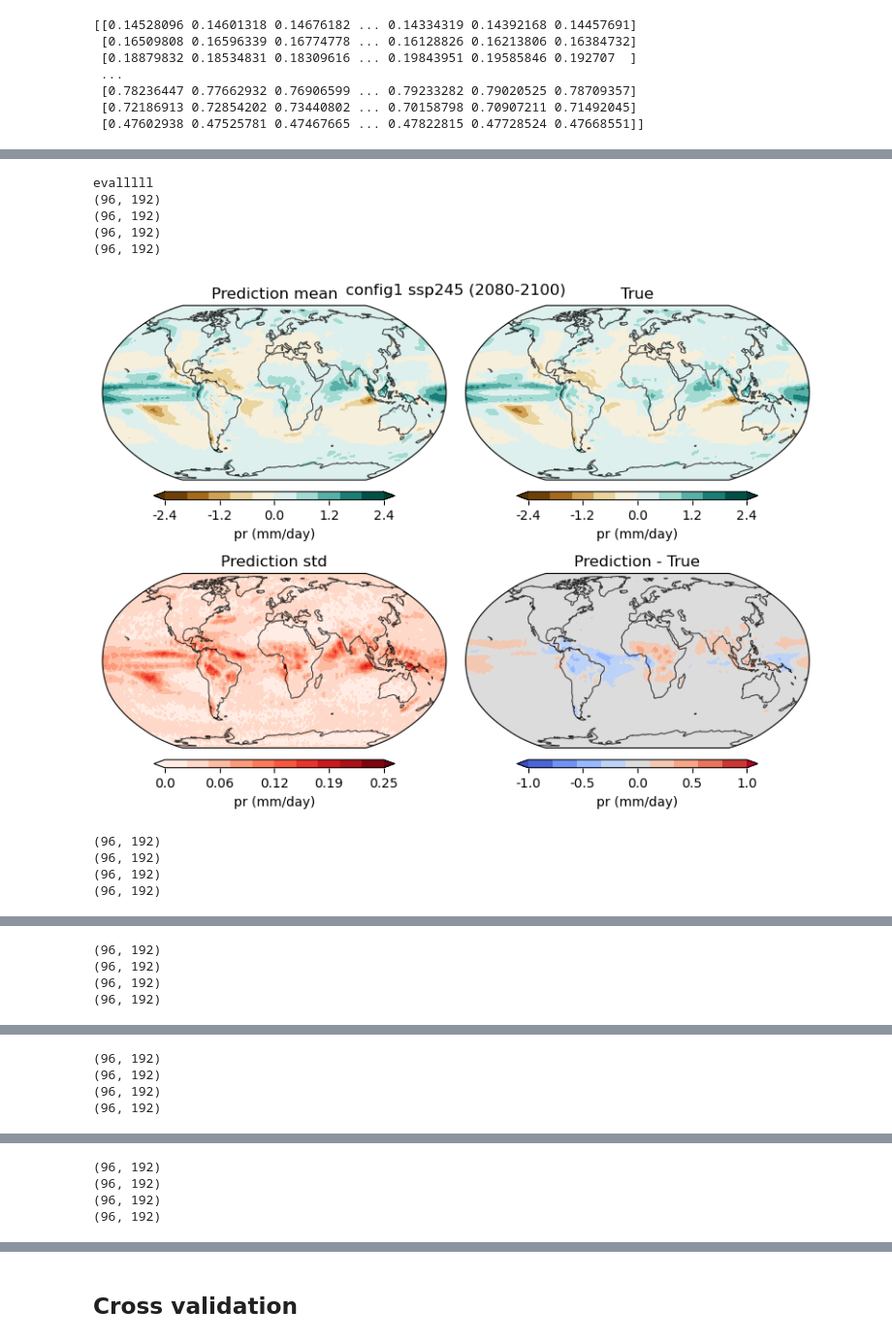
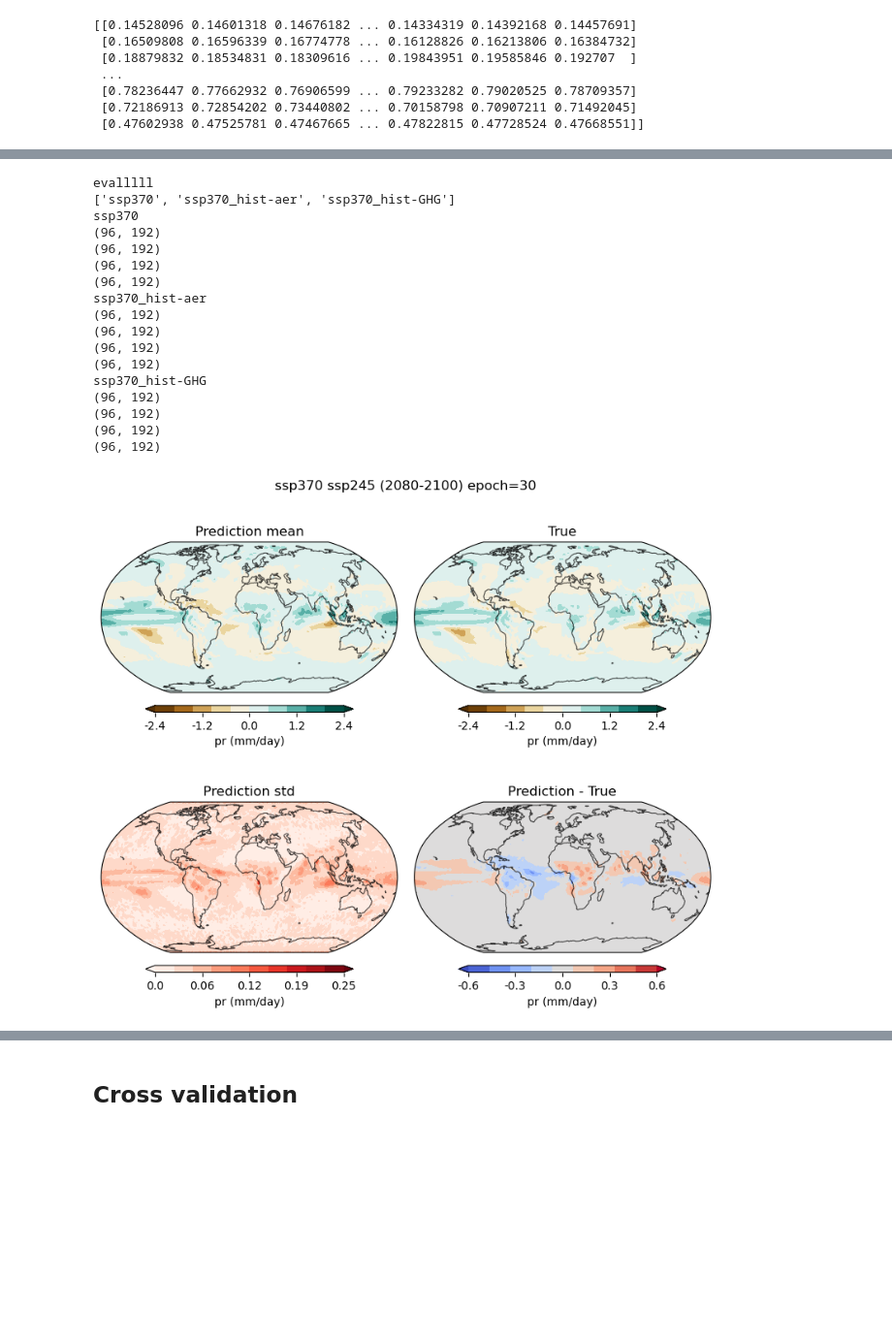
Before and after one commit to zoeleila/scenarIA, a Jupyter notebook: src/plots/plots_predictions.ipynb, the cells around one changed output, grey strips where cells are left out. Shown at 97% size. Drawn from its saved outputs; the diff is of its cells as text; code cells hidden in the pictures; blank space fills up the shorter version.

```diff
--- a/src/plots/plots_predictions.ipynb
+++ b/src/plots/plots_predictions.ipynb
@@ -33,18 +33,17 @@ true = xr.open_dataset( DATASET_DIR / 'MPI-ESM1-2-LR/annual/outputs_ssp245.nc').
 lats = true.lat.values
 t = true.time.values
 y = true['pr'].values - clim
-c1 = xr.open_dataset(PREDICTIONS_DIR / 'MPI-ESM1-2-LR/annual/exp1/MPI-ESM1-2-LR_annual_exp1_ssp245_pr_cnn-lstm_seq5_mem30_sub1.nc')['pr'].values - clim
-c2 = xr.open_dataset(PREDICTIONS_DIR / 'MPI-ESM1-2-LR/annual/exp6/MPI-ESM1-2-LR_annual_exp6_ssp245_pr_cnn-lstm_seq5_mem30.nc')['pr'].values - clim
-c3 = xr.open_dataset(PREDICTIONS_DIR / 'MPI-ESM1-2-LR/annual/exp5/MPI-ESM1-2-LR_annual_exp5_ssp245_pr_cnn-lstm_seq5_mem30.nc')['pr'].values - clim
-c4 = xr.open_dataset(PREDICTIONS_DIR / 'MPI-ESM1-2-LR/annual/exp7/MPI-ESM1-2-LR_annual_exp7_ssp245_pr_cnn-lstm_seq5_mem30.nc')['pr'].values - clim
 
-print(lats.shape, t.shape, c1.shape, y.shape, c2.shape, c3.shape, c4.shape, c5.shape)
+c3 = xr.open_dataset(PREDICTIONS_DIR / 'MPI-ESM1-2-LR/annual/exp5/MPI-ESM1-2-LR_annual_exp5_ssp245_pr_cnn-lstm_seq5_mem30_epoch=30.nc')['pr'].values - clim
+c4 = xr.open_dataset(PREDICTIONS_DIR / 'MPI-ESM1-2-LR/annual/exp7/MPI-ESM1-2-LR_annual_exp7_ssp245_pr_cnn-lstm_seq5_mem30_epoch=30.nc')['pr'].values - clim
+c5 = xr.open_dataset(PREDICTIONS_DIR / 'MPI-ESM1-2-LR/annual/exp8/MPI-ESM1-2-LR_annual_exp8_ssp245_pr_cnn-lstm_seq5_mem30_epoch=30.nc')['pr'].values - clim
 
-y_hat_dict = {'1': [c1[run] for run in range(c1.shape[0])],
-              '2': [c2[run] for run in range(c2.shape[0])],
-              '3': [c3[run] for run in range(c3.shape[0])],
-              '4': [c4[run] for run in range(c4.shape[0])],
-              '5': [c5[run] for run in range(c5.shape[0])]}
+print(lats.shape, t.shape, c3.shape, c4.shape, c5.shape)
+
+y_hat_dict = {
+              'ssp370': [c3[run] for run in range(c3.shape[0])],
+              'ssp370_hist-aer': [c4[run] for run in range(c4.shape[0])],
+              'ssp370_hist-GHG': [c5[run] for run in range(c5.shape[0])]}
 
 save_dir = GRAPHS_DIR /'tests/'
 # %% [output]
@@ -63,33 +60,44 @@ for key, value in y_hat_dict.items():
 # %%
 with open(CONFIG_DIR / 'plots.yaml') as file:
     config_plots = yaml.safe_load(file)
 
-config_plots['pr']['lim']['mean_error'] = [-1,1]
+config_plots['pr']['lim']['mean_error'] = [-0.6,0.6]
 config_plots['pr']['lim']['values'] = [-2.4, 2.4]
 config_plots['pr']['lim']['std'] = [0, 0.25]
 
 
-best = xr.open_dataset('/gpfs-calypso/scratch/globc/garcia/scenarIA/predictions/MPI-ESM1-2-LR/annual/exp1/MPI-ESM1-2-LR_annual_exp1_ssp245_pr_cnn-lstm_seq5_mem50_sub1.nc').sel(time=slice('2080', '2100'))['pr'].values - clim
+#best = xr.open_dataset('/gpfs-calypso/scratch/globc/garcia/scenarIA/predictions/MPI-ESM1-2-LR/annual/exp1/MPI-ESM1-2-LR_annual_exp1_ssp245_pr_cnn-lstm_seq5_mem50_sub1.nc').sel(time=slice('2080', '2100'))['pr'].values - clim
 
 eval_func = EvaluationPlots(config_plots=config_plots,
                                         simulation_name='ssp245',var_name=var_name)
-for i, y_hat in enumerate([c1, c2, c3, c4, c5]):
-    #save_path = GRAPHS_DIR/ f'runs/MPI-ESM1-2-LR/annual/MPI-ESM1-2-LR_annual_ssp245_diff_maps_pr_seq5_mem30_config{i+1}.png'
-    save_path = None
+print(list(y_hat_dict.keys()))
+for i, y_hat in enumerate([c3, c4, c5]):
+    test_name = list(y_hat_dict.keys())[i]
+    print(test_name)
+    save_path = GRAPHS_DIR/ f'runs/MPI-ESM1-2-LR/annual/MPI-ESM1-2-LR_annual_ssp245_diff_maps_pr_seq5_mem30_{test_name}_epoch=30.png'
+    #save_path = None
     eval_func.plot_diff_maps(y,
                             y_hat.mean(axis=0),
                             y_hat.std(axis=0),
-                            title=f'config{i+1} ssp245 (2080-2100)',
+                            title=f'{test_name} ssp245 (2080-2100) epoch=30',
                              no_limits=False,
                             save_path=save_path)
 # %% [output]
 evalllll
+['ssp370', 'ssp370_hist-aer', 'ssp370_hist-GHG']
+ssp370
 (96, 192)
 (96, 192)
 (96, 192)
 (96, 192)
+ssp370_hist-aer
+(96, 192)
+(96, 192)
+(96, 192)
+(96, 192)
+ssp370_hist-GHG
+(96, 192)
+(96, 192)
+(96, 192)
+(96, 192)
-[figure, old version]
+[figure, new version]
-(96, 192)
-(96, 192)
-(96, 192)
-(96, 192)
@@ -97,4 +104,0 @@ evalllll
-(96, 192)
-(96, 192)
-(96, 192)
-(96, 192)
@@ -102,4 +105,0 @@ evalllll
-(96, 192)
-(96, 192)
-(96, 192)
-(96, 192)
@@ -107,4 +105,0 @@ evalllll
-(96, 192)
-(96, 192)
-(96, 192)
-(96, 192)
```
Also changed, not shown: parts of 3 cells of this notebook, 12 other files.
